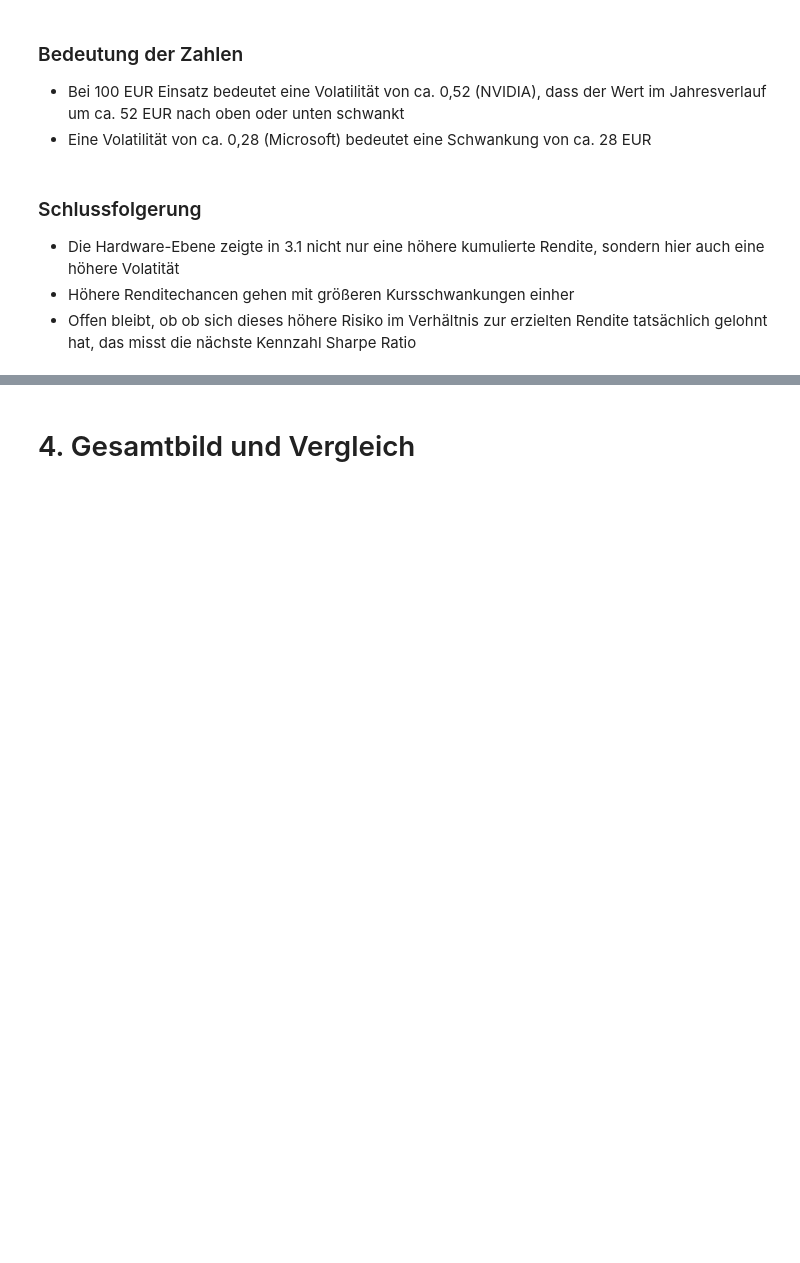
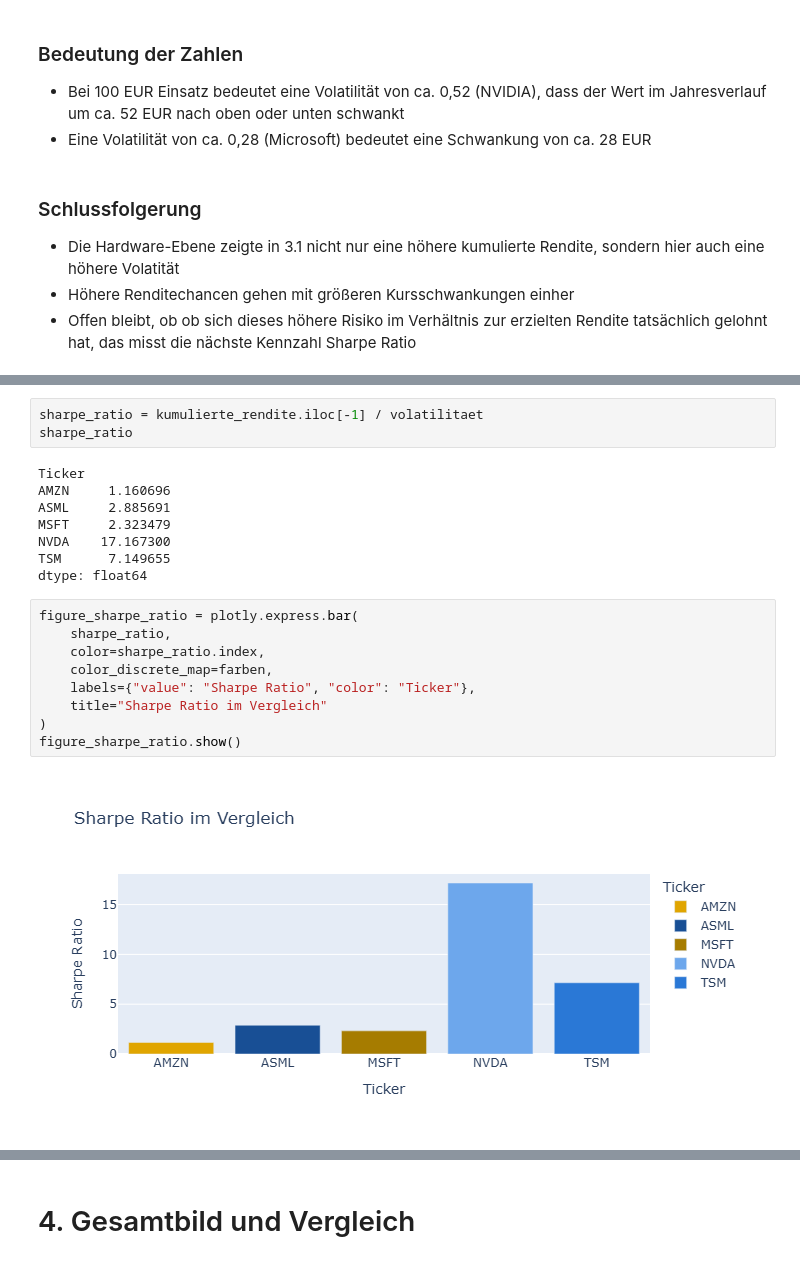
Before and after one commit to dustin-keks/DLBFTPPP01, a Jupyter notebook: praesentation.ipynb, the cells around one changed output, grey strips where cells are left out. Cells and saved outputs as stored; diff of their text form; blank space fills up the shorter version.

```diff
--- a/praesentation.ipynb
+++ b/praesentation.ipynb
@@ -301,0 +309,22 @@ figur_volatilitaet.show()
+# %%
+sharpe_ratio = kumulierte_rendite.iloc[-1] / volatilitaet
+sharpe_ratio
+# %% [output]
+Ticker
+AMZN     1.160696
+ASML     2.885691
+MSFT     2.323479
+NVDA    17.167300
+TSM      7.149655
+dtype: float64
+# %%
+figure_sharpe_ratio = plotly.express.bar(
+    sharpe_ratio,
+    color=sharpe_ratio.index,
+    color_discrete_map=farben,
+    labels={"value": "Sharpe Ratio", "color": "Ticker"},
+    title="Sharpe Ratio im Vergleich"
+)
+figure_sharpe_ratio.show()
+# %% [output]
+[figure, added]
```
Also changed, not shown: parts of 17 cells of this notebook.
